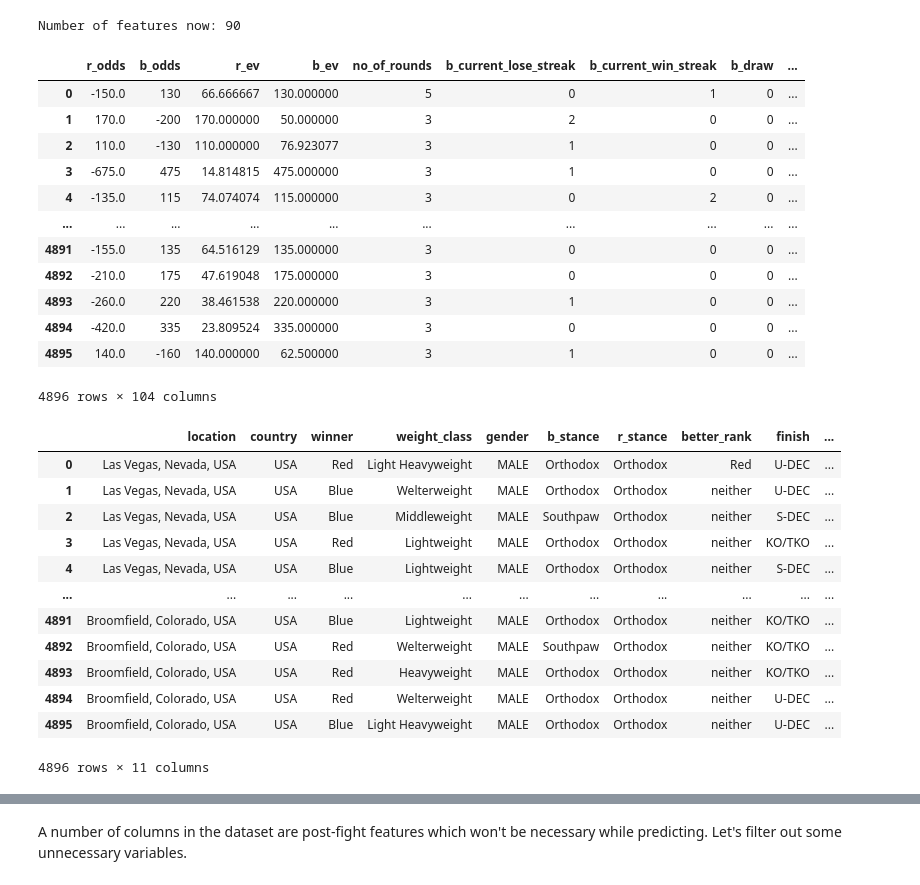
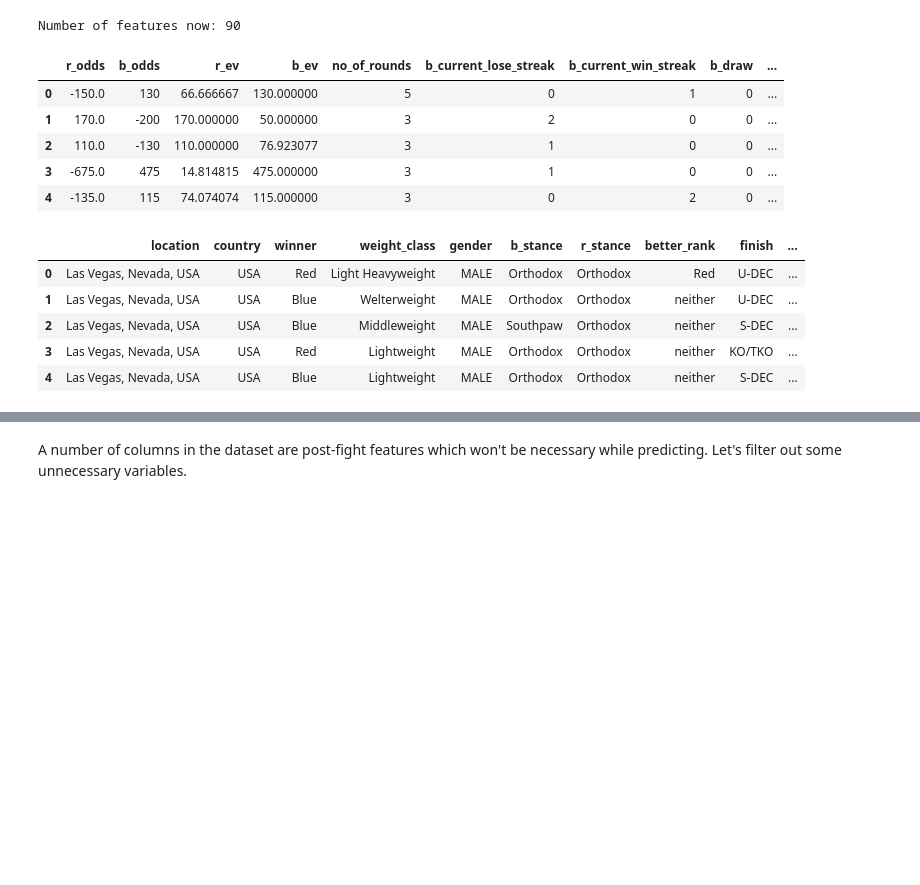
Before and after one commit to kamalzada/Python-codes, a Jupyter notebook: git_repository/UFC_Feb-Mar_preds.py-checkpoint.ipynb, the cells around one changed output, grey strips where cells are left out. Saved outputs shown, nothing was run; the diff lists cells and outputs as text; code cells hidden in the pictures; blank space fills up the shorter version.

```diff
--- a/git_repository/UFC_Feb-Mar_preds.py-checkpoint.ipynb
+++ b/git_repository/UFC_Feb-Mar_preds.py-checkpoint.ipynb
@@ -75,19 +73,6 @@ From the 1107th row and onwards, 'B_avg_SIG_STR_landed' and 'R_avg_SIG_STR_lande
 # %%
 id_ = df[(df['R_fighter']=='Henry Cejudo') &
 (df['B_fighter']=='Marlon Moraes')].index.values.astype(int)[0]
-# %%
-strike_array = np.array(df.iloc[id_]['B_avg_SIG_STR_landed'])
-tot_rounds = np.array(df.iloc[id_]['B_total_rounds_fought'])
-
-b_fixed = []
-
-count = 0
-for item in strike_array:
-    new_item = item/(tot_rounds[count]*5)
-    b_fixed.append(new_item)
-    count+=1
-
-df.iloc[id_]['b_avg_sig_str_landed'] = b_fixed
 # %%
 strike_array = np.array(df.iloc[id_]['R_avg_SIG_STR_landed'])
 tot_rounds = np.array(df.iloc[id_]['R_total_rounds_fought'])
@@ -208,32 +193,18 @@ df_rb = df[['r_fighter', 'b_fighter']]
 # %%
-display(df_numeric, df_categoric)
+display(df_numeric.head(), df_categoric.head())
 # %% [output]
 |  | r_odds | b_odds | r_ev | b_ev | no_of_rounds | b_current_lose_streak | b_current_win_streak | b_draw | ... |
 | 0 | -150.0 | 130 | 66.666667 | 130.000000 | 5 | 0 | 1 | 0 | ... |
 | 1 | 170.0 | -200 | 170.000000 | 50.000000 | 3 | 2 | 0 | 0 | ... |
 | 2 | 110.0 | -130 | 110.000000 | 76.923077 | 3 | 1 | 0 | 0 | ... |
 | 3 | -675.0 | 475 | 14.814815 | 475.000000 | 3 | 1 | 0 | 0 | ... |
 | 4 | -135.0 | 115 | 74.074074 | 115.000000 | 3 | 0 | 2 | 0 | ... |
-| ... | ... | ... | ... | ... | ... | ... | ... | ... | ... |
-| 4891 | -155.0 | 135 | 64.516129 | 135.000000 | 3 | 0 | 0 | 0 | ... |
-| 4892 | -210.0 | 175 | 47.619048 | 175.000000 | 3 | 0 | 0 | 0 | ... |
-| 4893 | -260.0 | 220 | 38.461538 | 220.000000 | 3 | 1 | 0 | 0 | ... |
-| 4894 | -420.0 | 335 | 23.809524 | 335.000000 | 3 | 0 | 0 | 0 | ... |
-| 4895 | 140.0 | -160 | 140.000000 | 62.500000 | 3 | 1 | 0 | 0 | ... |
-4896 rows × 104 columns
 |  | location | country | winner | weight_class | gender | b_stance | r_stance | better_rank | finish | ... |
 | 0 | Las Vegas, Nevada, USA | USA | Red | Light Heavyweight | MALE | Orthodox | Orthodox | Red | U-DEC | ... |
 | 1 | Las Vegas, Nevada, USA | USA | Blue | Welterweight | MALE | Orthodox | Orthodox | neither | U-DEC | ... |
 | 2 | Las Vegas, Nevada, USA | USA | Blue | Middleweight | MALE | Southpaw | Orthodox | neither | S-DEC | ... |
 | 3 | Las Vegas, Nevada, USA | USA | Red | Lightweight | MALE | Orthodox | Orthodox | neither | KO/TKO | ... |
 | 4 | Las Vegas, Nevada, USA | USA | Blue | Lightweight | MALE | Orthodox | Orthodox | neither | S-DEC | ... |
-| ... | ... | ... | ... | ... | ... | ... | ... | ... | ... | ... |
-| 4891 | Broomfield, Colorado, USA | USA | Blue | Lightweight | MALE | Orthodox | Orthodox | neither | KO/TKO | ... |
-| 4892 | Broomfield, Colorado, USA | USA | Red | Welterweight | MALE | Southpaw | Orthodox | neither | KO/TKO | ... |
-| 4893 | Broomfield, Colorado, USA | USA | Red | Heavyweight | MALE | Orthodox | Orthodox | neither | KO/TKO | ... |
-| 4894 | Broomfield, Colorado, USA | USA | Red | Welterweight | MALE | Orthodox | Orthodox | neither | U-DEC | ... |
-| 4895 | Broomfield, Colorado, USA | USA | Blue | Light Heavyweight | MALE | Orthodox | Orthodox | neither | U-DEC | ... |
-4896 rows × 11 columns
 # %%
 for f in df_categoric.columns:
     le = LabelEncoder()
```
Also changed, not shown: parts of 24 cells of this notebook.
